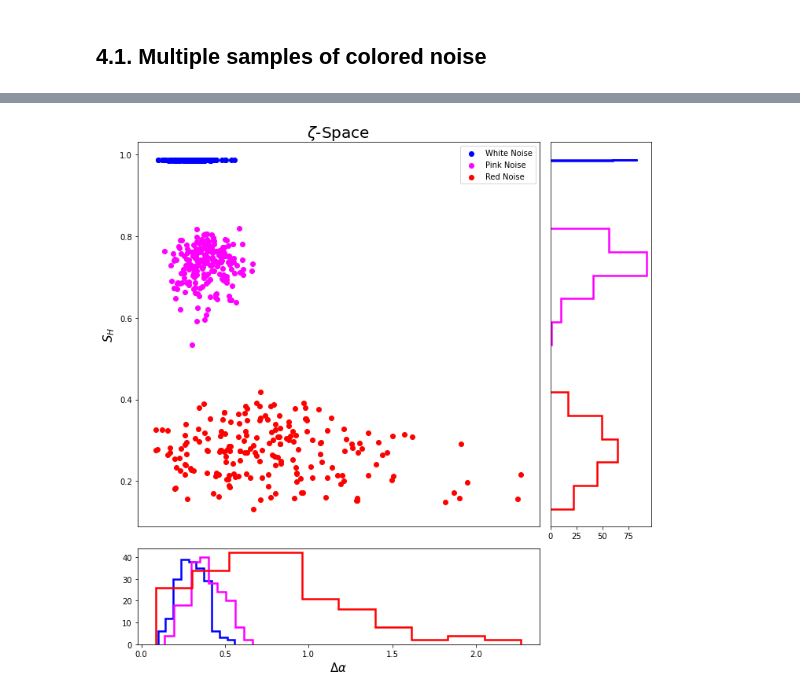
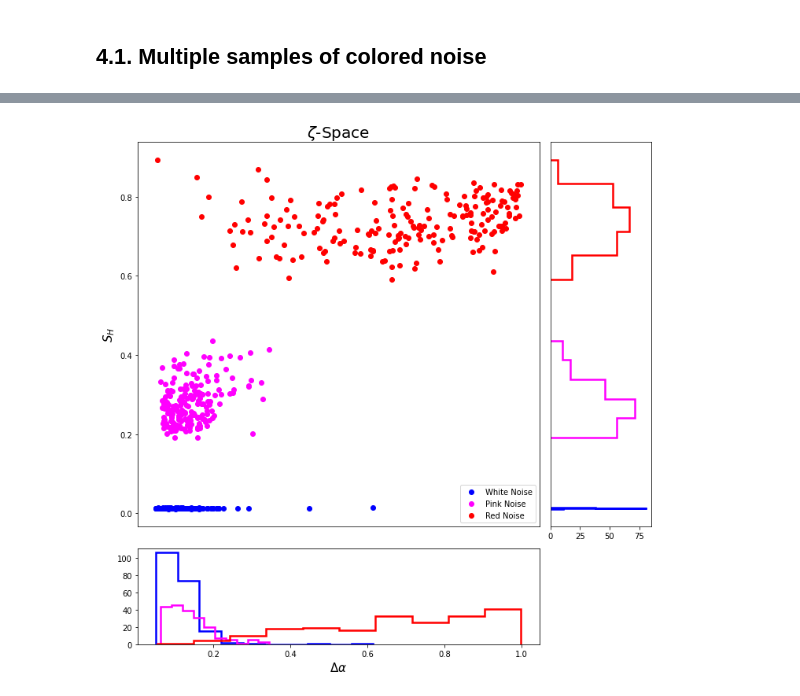
Before and after one commit to rsautter/Chi-Space, a Jupyter notebook: examples/ColoredNoiseExample.ipynb, the cells around one changed output, grey strips where cells are left out. Drawn from its saved outputs; the diff is of its cells as text; code cells hidden in the pictures.

```diff
--- a/examples/ColoredNoiseExample.ipynb
+++ b/examples/ColoredNoiseExample.ipynb
@@ -47,8 +50,0 @@ plt.show()
-# %%
-rn = zeta.cNoise(2,[2**13])
-rn = rn/np.std(rn)
-plt.figure(figsize=(10,5))
-plt.plot(rn,color='r')
-plt.xlim(0,len(rn))
-plt.title(r"Red Noise")
-plt.show()
@@ -141,17 +137,17 @@ wn,pn,rn = [],[],[]
 
 for i in tqdm.tqdm(range(nsamples)):
   try:
-    wn.append(zeta.zetaSpace(zeta.cNoise(0,[sampleSize]) ) )
+    wn.append(zeta.zetaSpace(zeta.cNoise(0,[sampleSize]),nsamples=10 ) )
   except Exception as e:
     # Threshold should be lower to see any Singularity spectrum, but it should not be a problem in this example
     pass
   try:
-    pn.append(zeta.zetaSpace(zeta.cNoise(1,[sampleSize]) ) )
+    pn.append(zeta.zetaSpace(zeta.cNoise(1,[sampleSize]),nsamples=10 ) )
   except Exception as e:
     # Threshold should be lower to see any Singularity spectrum, but it should not be a problem in this example
     pass
   try:
-    rn.append(zeta.zetaSpace(zeta.cNoise(2,[sampleSize]) ) )
+    rn.append(zeta.zetaSpace(zeta.cNoise(2,[sampleSize]),nsamples=10 ) )
   except Exception as e:
     # Threshold should be lower to see any Singularity spectrum, but it should not be a problem in this example
     pass
@@ -161,11 +157,11 @@ pn = pd.DataFrame(pn)
 rn = pd.DataFrame(rn)
 
 plt.figure(figsize=(7,7))
-plt.scatter(wn["delta_alpha"],wn["spectral_entropy"],color='b',label="White Noise")
-plt.scatter(pn["delta_alpha"],pn["spectral_entropy"],color='magenta',label="Pink Noise")
-plt.scatter(rn["delta_alpha"],rn["spectral_entropy"],color='r',label="Red Noise")
-plt.xlabel(r"$\Delta \alpha$",fontsize=18)
-plt.ylabel(r"$S_H$",fontsize=18)
+plt.scatter(wn["LDA"],wn["ISE"],color='b',label="White Noise")
+plt.scatter(pn["LDA"],pn["ISE"],color='magenta',label="Pink Noise")
+plt.scatter(rn["LDA"],rn["ISE"],color='r',label="Red Noise")
+plt.xlabel(r"$\sigma(\Delta \alpha)$",fontsize=18)
+plt.ylabel(r"$1 - S_H$",fontsize=18)
 plt.title(r"$\zeta$-Space",fontsize=20)
 plt.legend(fontsize=15)
 plt.show()
@@ -178,31 +174,31 @@ rn.to_csv("zRed.csv")
 # %%
 from matplotlib.gridspec import GridSpec
 plt.figure(figsize=(10,10))
 
 gs = GridSpec(2, 2, width_ratios=[4, 1], height_ratios=[4, 1])
 
 plt.subplot(gs[0,0])
 plt.title(r"$\zeta$-Space",fontsize=20)
-plt.scatter(wn["delta_alpha"],wn["spectral_entropy"],color='b',label="White Noise")
-plt.scatter(pn["delta_alpha"],pn["spectral_entropy"],color='magenta',label="Pink Noise")
-plt.scatter(rn["delta_alpha"],rn["spectral_entropy"],color='r',label="Red Noise")
+plt.scatter(wn["LDA"],wn["ISE"],color='b',label="White Noise")
+plt.scatter(pn["LDA"],pn["ISE"],color='magenta',label="Pink Noise")
+plt.scatter(rn["LDA"],rn["ISE"],color='r',label="Red Noise")
 plt.ylabel("$S_H$",fontsize=15)
 plt.xticks([])
 plt.legend()
 
 plt.subplot(gs[0,1])
-plt.hist(wn['spectral_entropy'],color='b',histtype='step',orientation='horizontal',lw=2.5,bins=5)
-plt.hist(pn['spectral_entropy'],color='magenta',histtype='step',orientation='horizontal',lw=2.5,bins=5)
-plt.hist(rn['spectral_entropy'],color='r',histtype='step',orientation='horizontal',lw=2.5,bins=5)
+plt.hist(wn['ISE'],color='b',histtype='step',orientation='horizontal',lw=2.5,bins=5)
+plt.hist(pn['ISE'],color='magenta',histtype='step',orientation='horizontal',lw=2.5,bins=5)
+plt.hist(rn['ISE'],color='r',histtype='step',orientation='horizontal',lw=2.5,bins=5)
 plt.yticks([])
 
 plt.subplot(gs[1,0])
-plt.hist(wn['delta_alpha'],color='b',histtype='step',lw=2.5)
-plt.hist(pn['delta_alpha'],color='magenta',histtype='step',lw=2.5)
-plt.hist(rn['delta_alpha'],color='r',histtype='step',lw=2.5)
+plt.hist(wn['LDA'],color='b',histtype='step',lw=2.5)
+plt.hist(pn['LDA'],color='magenta',histtype='step',lw=2.5)
+plt.hist(rn['LDA'],color='r',histtype='step',lw=2.5)
 plt.xlabel(r"$\Delta\alpha$",fontsize=15)
 
 plt.tight_layout()
 plt.show()
 # %% [output]
-[figure, old version]
+[figure, new version]
```
Also changed, not shown: parts of 8 cells of this notebook, 8 other files.
